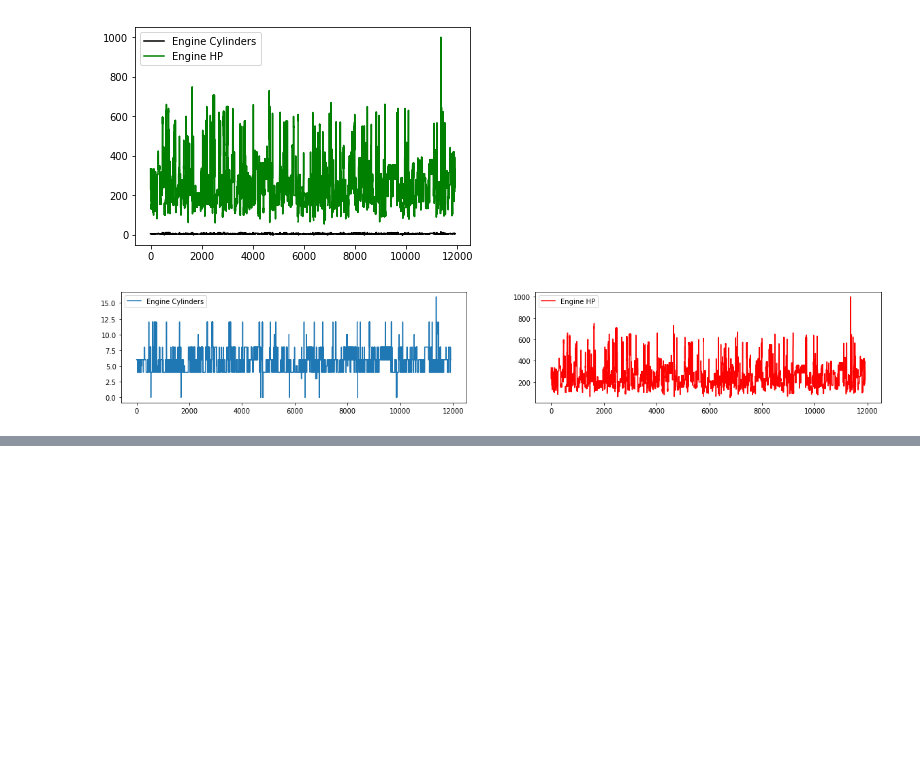
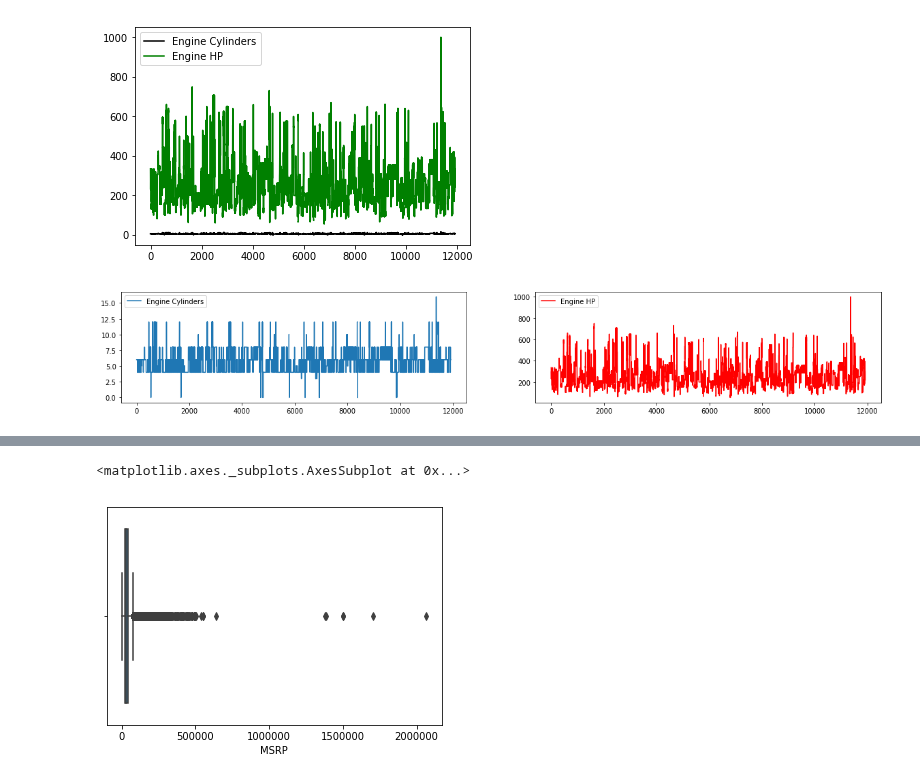
Before and after one commit to SANYAM1996/scatter-plotter, a Jupyter notebook: CAR_PROJ1.ipynb, the cells around one changed output, grey strips where cells are left out. Drawn from its saved outputs; the diff is of its cells as text; code cells hidden in the pictures; blank space fills up the shorter version.

```diff
--- a/CAR_PROJ1.ipynb
+++ b/CAR_PROJ1.ipynb
@@ -160,0 +193,5 @@ plt.show()
+# %%
+sns.boxplot(df.MSRP)
+# %% [output]
+<matplotlib.axes._subplots.AxesSubplot at 0x...>
+[figure, added]
```
Also changed, not shown: parts of 11 cells of this notebook.
